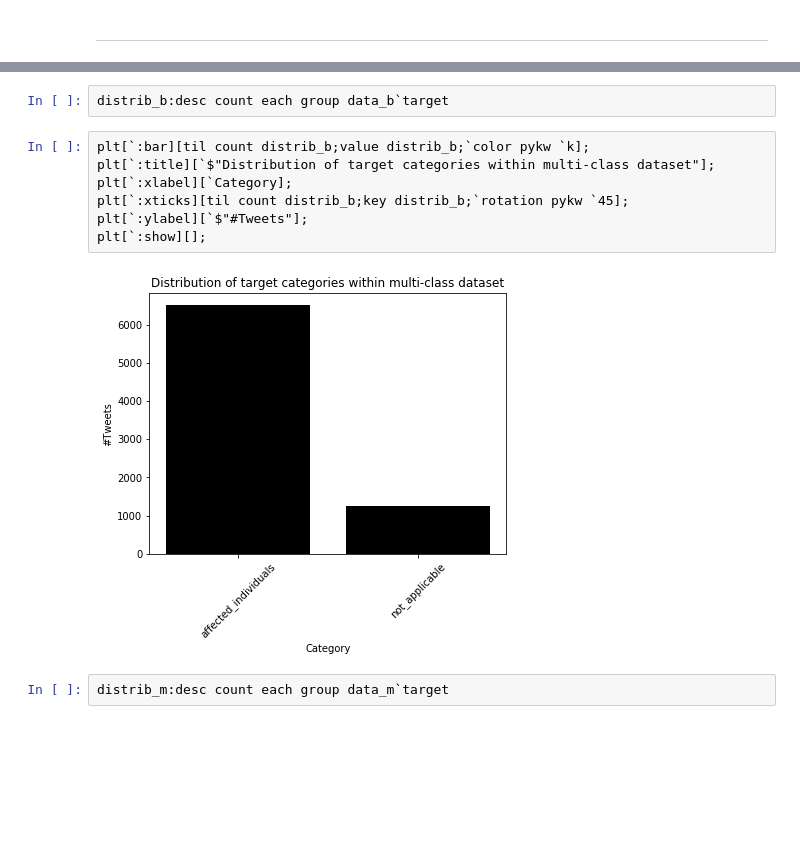
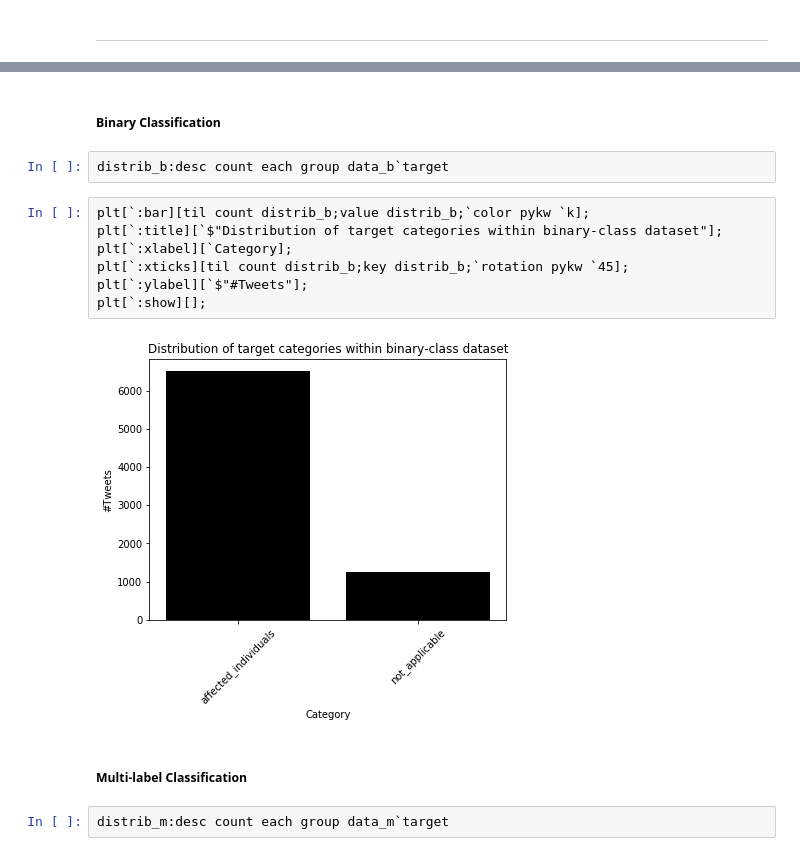
Before and after one commit to cmccarthy1/fdl_europe_2019, a Jupyter notebook: notebook/LSTM_model_text_analysis.ipynb, the cells around one changed output, grey strips where cells are left out. Cells and saved outputs as stored; diff of their text form; blank space fills up the shorter version.

```diff
--- a/notebook/LSTM_model_text_analysis.ipynb
+++ b/notebook/LSTM_model_text_analysis.ipynb
@@ -126,14 +159,18 @@ sentiments:.nlp.sentiment each data_m`tweet_text
+# %% [markdown]
+##### Binary Classification
 # %%
 distrib_b:desc count each group data_b`target
 # %%
 plt[`:bar][til count distrib_b;value distrib_b;`color pykw `k];
-plt[`:title][`$"Distribution of target categories within multi-class dataset"];
+plt[`:title][`$"Distribution of target categories within binary-class dataset"];
 plt[`:xlabel][`Category];
 plt[`:xticks][til count distrib_b;key distrib_b;`rotation pykw `45];
 plt[`:ylabel][`$"#Tweets"];
 plt[`:show][];
 # %% [output]
-[figure, old version]
+[figure, new version]
+# %% [markdown]
+##### Multi-label Classification
 # %%
 distrib_m:desc count each group data_m`target
 # %%
```
Also changed, not shown: parts of 20 cells of this notebook, 1 other file.
